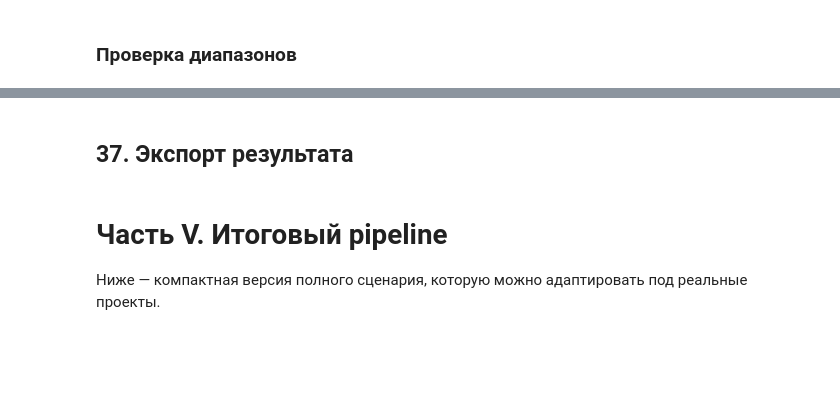
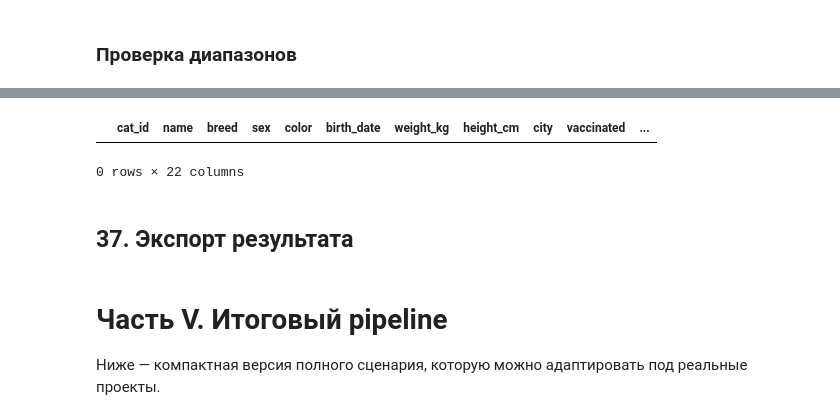
Before and after one commit to golubnichiy/bigdata_26_08, a Jupyter notebook: pandas_1_base.ipynb, the cells around one changed output, grey strips where cells are left out. Drawn from its saved outputs; the diff is of its cells as text; code cells hidden in the pictures; blank space fills up the shorter version.

```diff
--- a/pandas_1_base.ipynb
+++ b/pandas_1_base.ipynb
@@ -1243,2 +1265,10 @@ moscow_stats
+# %%
+cats_clean[
+    (cats_clean['weight_kg'] < 1) |
+    (cats_clean['weight_kg'] > 15)
+]
+# %% [output]
+|  | cat_id | name | breed | sex | color | birth_date | weight_kg | height_cm | city | vaccinated | ... |
+0 rows × 22 columns
 # %% [markdown]
 ## 37. Экспорт результата
```
Also changed, not shown: parts of 6 cells of this notebook, 3 other files.
